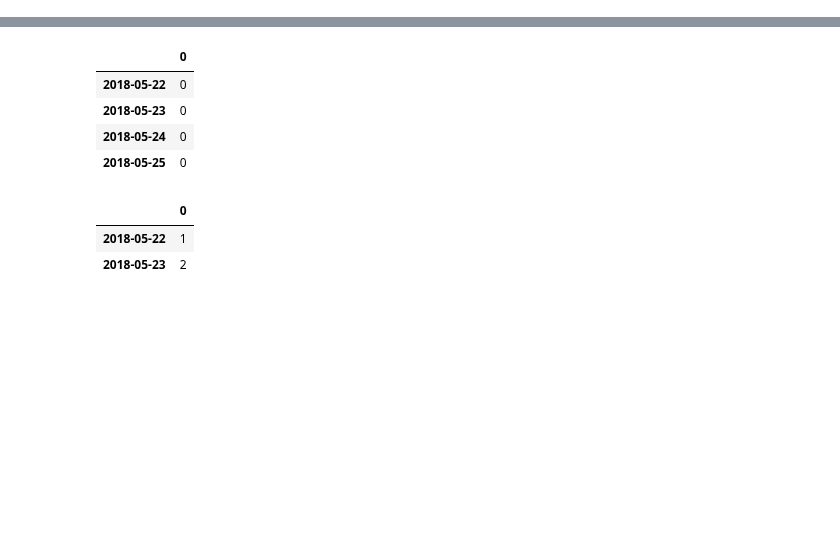
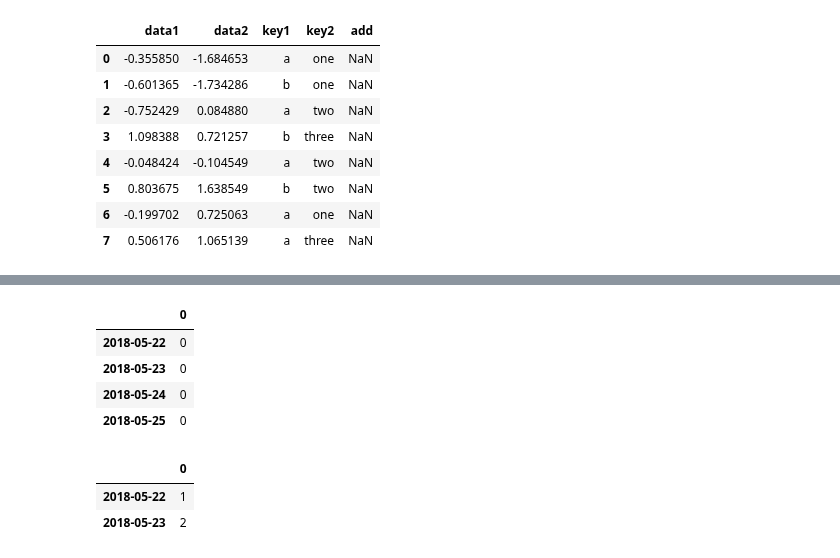
Before and after one commit to yexxyy/jupyter_notebook, a Jupyter notebook: library_learn/pandas.ipynb, the cells around one changed output, grey strips where cells are left out. Cells and saved outputs as stored; diff of their text form; code cells hidden in the pictures; blank space fills up the shorter version.

```diff
--- a/library_learn/pandas.ipynb
+++ b/library_learn/pandas.ipynb
@@ -47,0 +48,13 @@ print(df_obj)
+# %%
+df_obj['add']=df_obj[['data1','data2']].apply(lambda x:x[0]+x[2])
+df_obj
+# %% [output]
+|  | data1 | data2 | key1 | key2 | add |
+| 0 | -0.355850 | -1.684653 | a | one | NaN |
+| 1 | -0.601365 | -1.734286 | b | one | NaN |
+| 2 | -0.752429 | 0.084880 | a | two | NaN |
+| 3 | 1.098388 | 0.721257 | b | three | NaN |
+| 4 | -0.048424 | -0.104549 | a | two | NaN |
+| 5 | 0.803675 | 1.638549 | b | two | NaN |
+| 6 | -0.199702 | 0.725063 | a | one | NaN |
+| 7 | 0.506176 | 1.065139 | a | three | NaN |
```
Also changed, not shown: parts of 3 cells of this notebook, 4 other files.
